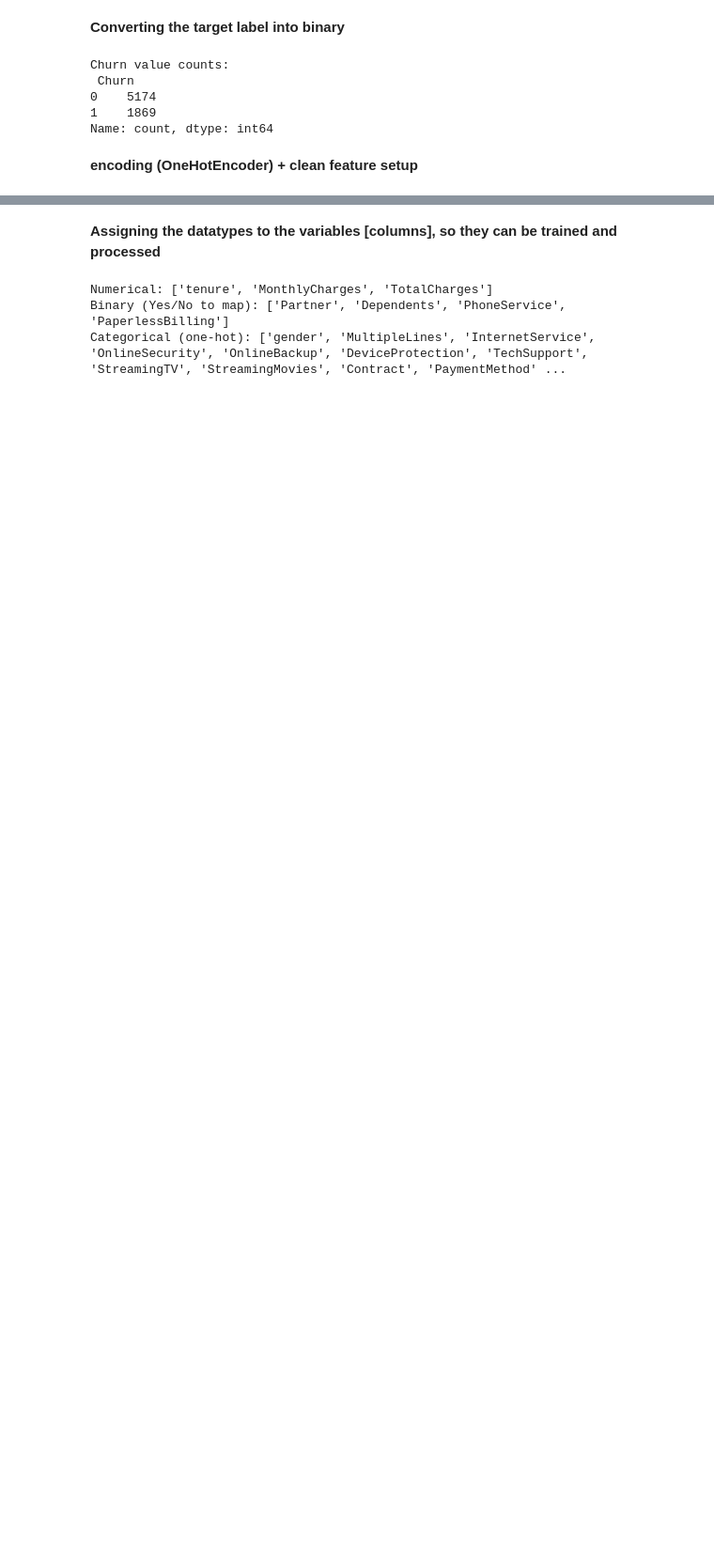
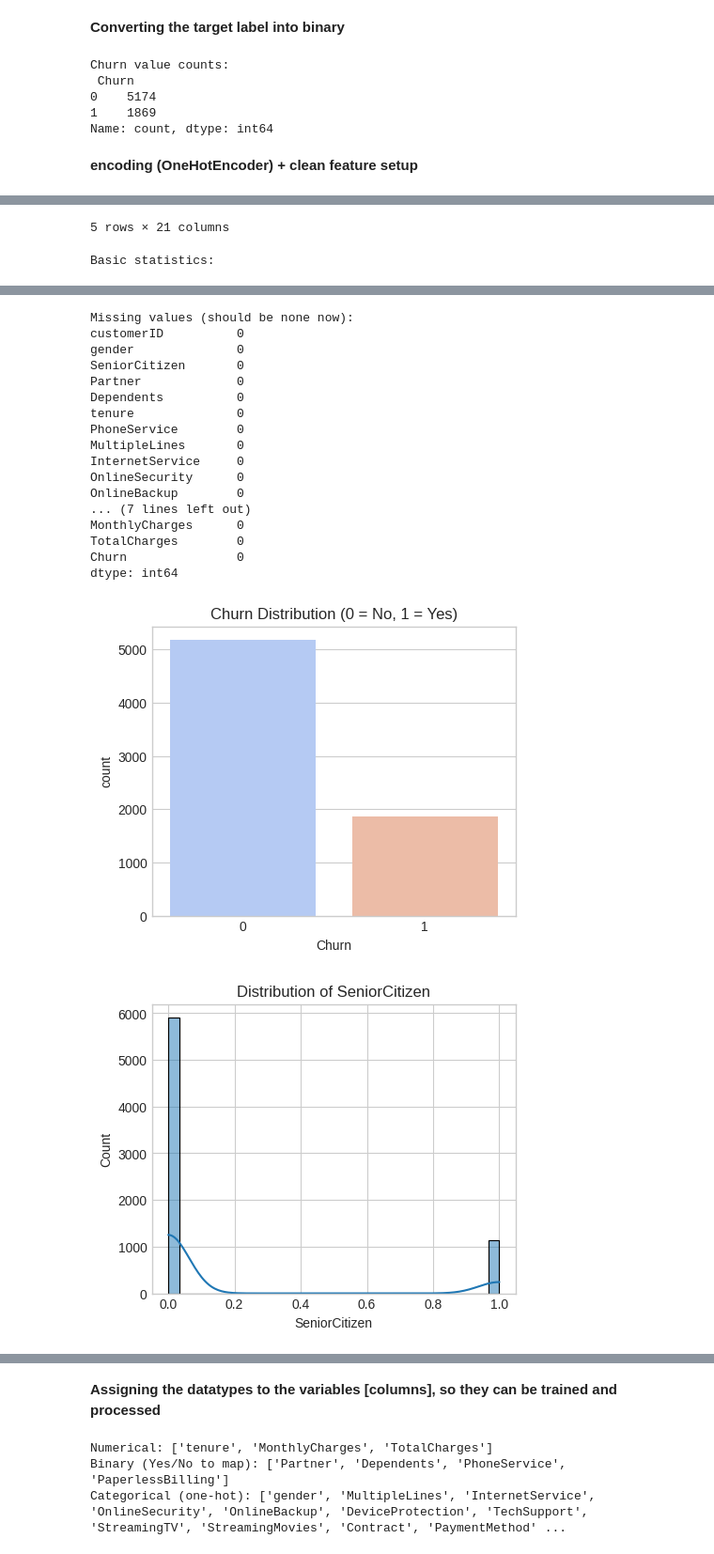
Before and after one commit to BurhanAmir/Machine-Learning-Project, a Jupyter notebook: ibm.ipynb, the cells around one changed output, grey strips where cells are left out. Shown at 94% size. Cells and saved outputs as stored; diff of their text form; code cells hidden in the pictures; blank space fills up the shorter version.

```diff
--- a/ibm.ipynb
+++ b/ibm.ipynb
@@ -335,0 +310,51 @@ memory usage: 1.1+ MB
+# %%
+# STEP 3: Exploratory Data Analysis (EDA)
+
+plt.style.use('seaborn-v0_8-whitegrid') # Make plots look cleaner
+
+# 1️⃣ Quick look at dataset
+print("Dataset shape:", df.shape)
+print("\nFirst 5 rows:")
+display(df.head())
+
+print("\nBasic statistics:")
+display(df.describe())
+
+print("\nMissing values (should be none now):")
+print(df.isnull().sum())
+
+# 2️⃣ Churn distribution
+plt.figure(figsize=(5,4))
+sns.countplot(x='Churn', data=df, hue='Churn', palette='coolwarm', legend=False)
+plt.title("Churn Distribution (0 = No, 1 = Yes)")
+plt.show()
+
+# 3️⃣ Numeric columns distribution
+numeric_cols = ['SeniorCitizen', 'tenure', 'MonthlyCharges', 'TotalCharges']
+
+for col in numeric_cols:
+    plt.figure(figsize=(5,4))
+    sns.histplot(df[col], bins=30, kde=True)
+    plt.title(f"Distribution of {col}")
+    plt.show()
+
+# 4️⃣ Boxplots to spot outliers
+for col in numeric_cols:
+    plt.figure(figsize=(5,4))
+    sns.boxplot(x=df[col])
+    plt.title(f"Outlier check for {col}")
+    plt.show()
+
+# 5️⃣ Correlation heatmap (numerical columns only)
+plt.figure(figsize=(6,5))
+sns.heatmap(df[numeric_cols + ['Churn']].corr(), annot=True, cmap='coolwarm', fmt=".2f")
+plt.title("Correlation Heatmap (Numeric Features + Churn)")
+plt.show()
+
+# 6️⃣ Simple insight check: average churn by contract type
+plt.figure(figsize=(6,4))
+sns.barplot(x='Contract', y='Churn', hue='Contract', data=df, palette='viridis', legend=False)
+plt.title("Average Churn Rate by Contract Type")
+plt.xticks(rotation=20)
+plt.show()
+# %% [output]
@@ -335,0 +370,2 @@ memory usage: 1.1+ MB
+5 rows × 21 columns
+Basic statistics:
@@ -335,0 +381,19 @@ memory usage: 1.1+ MB
+Missing values (should be none now):
+customerID          0
+gender              0
+SeniorCitizen       0
+Partner             0
+Dependents          0
+tenure              0
+PhoneService        0
+MultipleLines       0
+InternetService     0
+OnlineSecurity      0
+OnlineBackup        0
+... (7 lines left out)
+MonthlyCharges      0
+TotalCharges        0
+Churn               0
+dtype: int64
+[figure, added]
+[figure, added]
```
Also changed, not shown: parts of 6 cells of this notebook.
